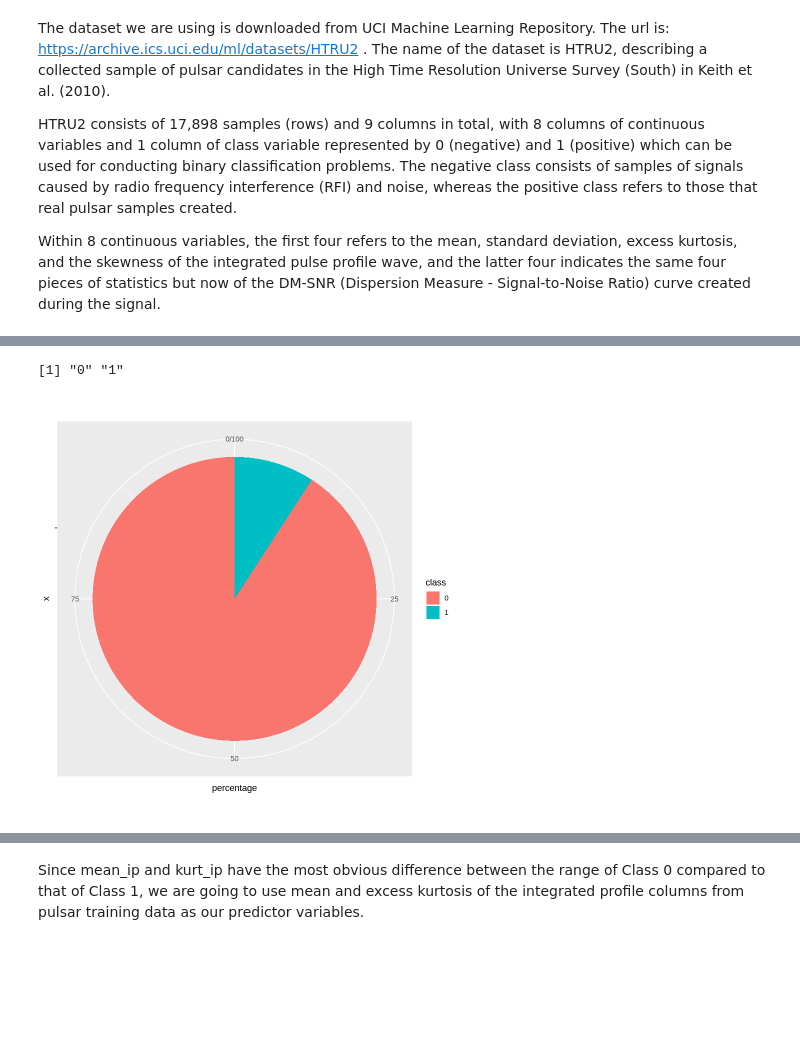
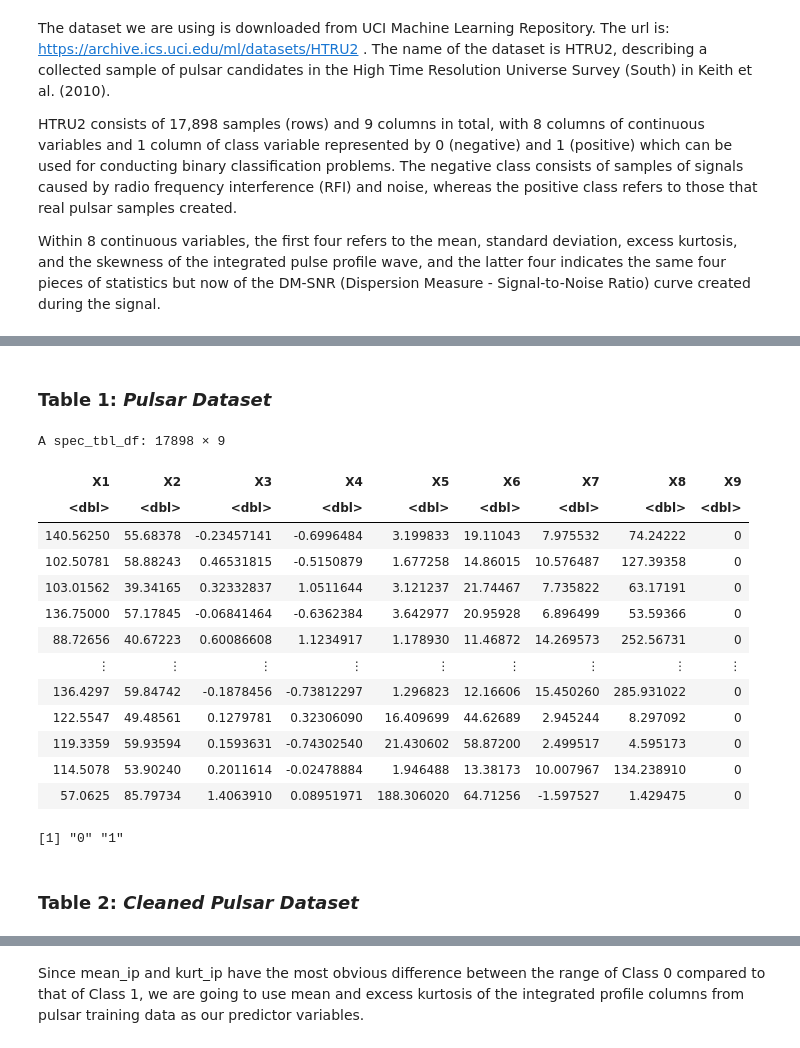
Before and after one commit to splashhhhhh/dsci100-grp165, a Jupyter notebook: Proposal.ipynb, the cells around one changed output, grey strips where cells are left out. Cells and saved outputs as stored; diff of their text form; code cells hidden in the pictures; blank space fills up the shorter version.

```diff
--- a/Proposal.ipynb
+++ b/Proposal.ipynb
@@ -79,20 +67,33 @@ A tibble: 10 × 9
-# %%
-#Mutating the class column into a factor
-pulsar <- pulsar |>
-    mutate(class = as_factor(class))
-pulsar |>
-  pull(class) |>
-  levels()
-
-#Calculate the percentage of Class 1 stars vs Class 2 stars || Helps us with context of the data
-num_obs <- nrow(pulsar)
-pulsar |>
-    group_by(class) |>
-    summarize(count = n(),
-             percentage = n() / num_obs * 100) |>
-    ggplot(aes(x = "", y = percentage, fill = class)) +
-    geom_col() +
-    coord_polar(theta = "y")
-# %% [output]
-[1] "0" "1"
-[figure, removed]
+# %% [markdown]
+### Table 1: *Pulsar Dataset*
+# %%
+pulsar
+# %% [output]
+A spec_tbl_df: 17898 × 9
+| X1 | X2 | X3 | X4 | X5 | X6 | X7 | X8 | X9 |
+| <dbl> | <dbl> | <dbl> | <dbl> | <dbl> | <dbl> | <dbl> | <dbl> | <dbl> |
+| 140.56250 | 55.68378 | -0.23457141 | -0.6996484 | 3.199833 | 19.11043 | 7.975532 | 74.24222 | 0 |
+| 102.50781 | 58.88243 | 0.46531815 | -0.5150879 | 1.677258 | 14.86015 | 10.576487 | 127.39358 | 0 |
+| 103.01562 | 39.34165 | 0.32332837 | 1.0511644 | 3.121237 | 21.74467 | 7.735822 | 63.17191 | 0 |
+| 136.75000 | 57.17845 | -0.06841464 | -0.6362384 | 3.642977 | 20.95928 | 6.896499 | 53.59366 | 0 |
+| 88.72656 | 40.67223 | 0.60086608 | 1.1234917 | 1.178930 | 11.46872 | 14.269573 | 252.56731 | 0 |
+| ⋮ | ⋮ | ⋮ | ⋮ | ⋮ | ⋮ | ⋮ | ⋮ | ⋮ |
+| 136.4297 | 59.84742 | -0.1878456 | -0.73812297 | 1.296823 | 12.16606 | 15.450260 | 285.931022 | 0 |
+| 122.5547 | 49.48561 | 0.1279781 | 0.32306090 | 16.409699 | 44.62689 | 2.945244 | 8.297092 | 0 |
+| 119.3359 | 59.93594 | 0.1593631 | -0.74302540 | 21.430602 | 58.87200 | 2.499517 | 4.595173 | 0 |
+| 114.5078 | 53.90240 | 0.2011614 | -0.02478884 | 1.946488 | 13.38173 | 10.007967 | 134.238910 | 0 |
+| 57.0625 | 85.79734 | 1.4063910 | 0.08951971 | 188.306020 | 64.71256 | -1.597527 | 1.429475 | 0 |
+# %%
+# cleaning the dataset
+colnames(pulsar) <- c("mean_ip", "sd_ip", "kurt_ip", "skew_ip", "mean_dmsnr", "sd_dmsnr", "kurt_dmsnr", "skew_dmsnr", "class")
+
+#Mutating the class column into a factor || cleaning the data
+pulsar <- pulsar |>
+    mutate(class = as_factor(class))
+pulsar |>
+  pull(class) |>
+  levels()
+# %% [output]
+[1] "0" "1"
+# %% [markdown]
+### Table 2: *Cleaned Pulsar Dataset*
```
Also changed, not shown: parts of 28 cells of this notebook.
